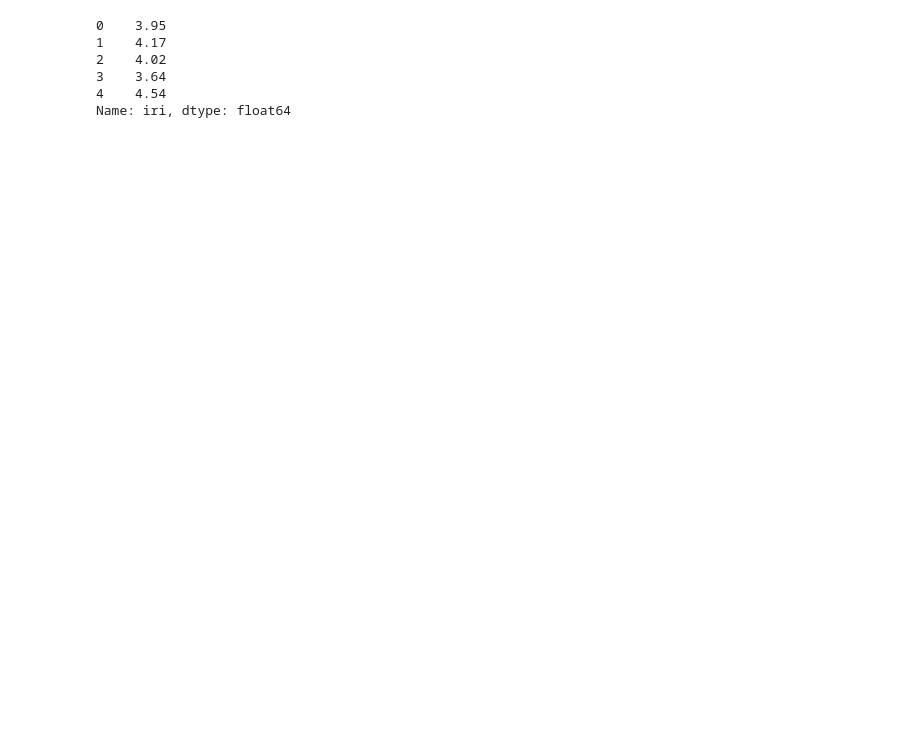
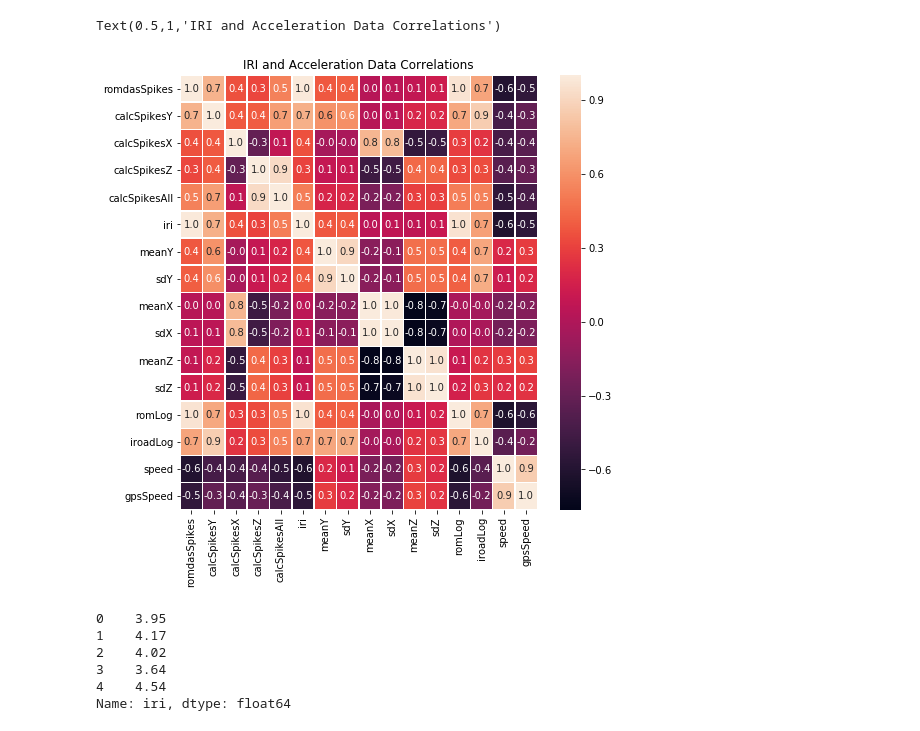
Before and after one commit to codemogroup/iroads-iri-ml, a Jupyter notebook: iri/iri-predictor.ipynb, the cells around one changed output. Drawn from its saved outputs; the diff is of its cells as text; code cells hidden in the pictures; blank space fills up the shorter version.

```diff
--- a/iri/iri-predictor.ipynb
+++ b/iri/iri-predictor.ipynb
@@ -22,3 +53,10 @@ data.head()
+# %%
+f,ax = plt.subplots(figsize=(8, 8))
+sns.heatmap(data.corr(), annot=True, linewidths=.5, fmt= '.1f',ax=ax)
+plt.title('IRI and Acceleration Data Correlations')
+# %% [output]
+Text(0.5,1,'IRI and Acceleration Data Correlations')
+[figure, added]
 # %%
 # data = data.dropna(axis=0)
 y = data.iri
```
Also changed, not shown: parts of 37 cells of this notebook.
